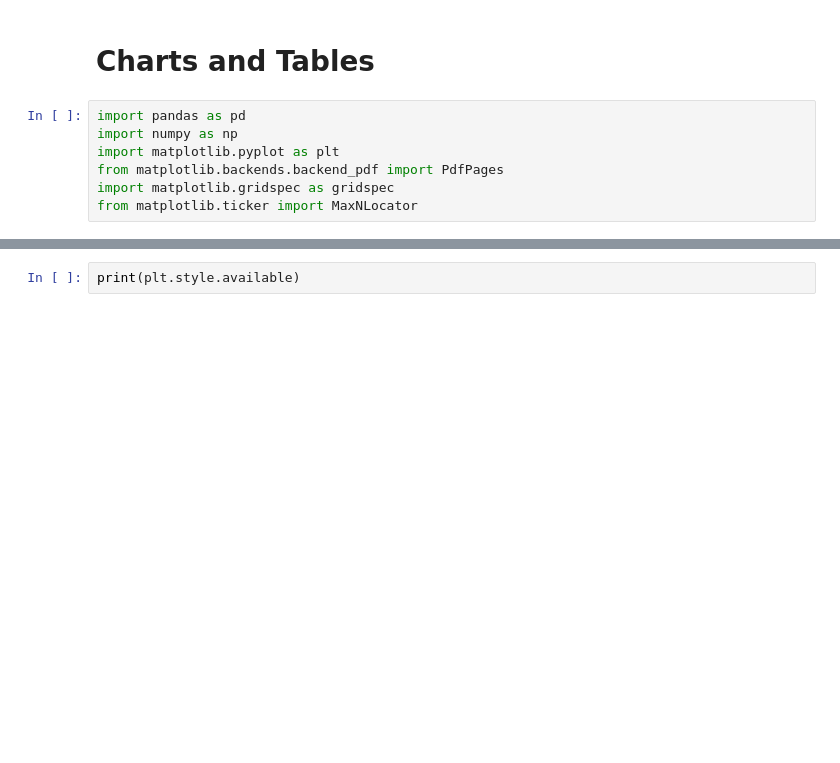
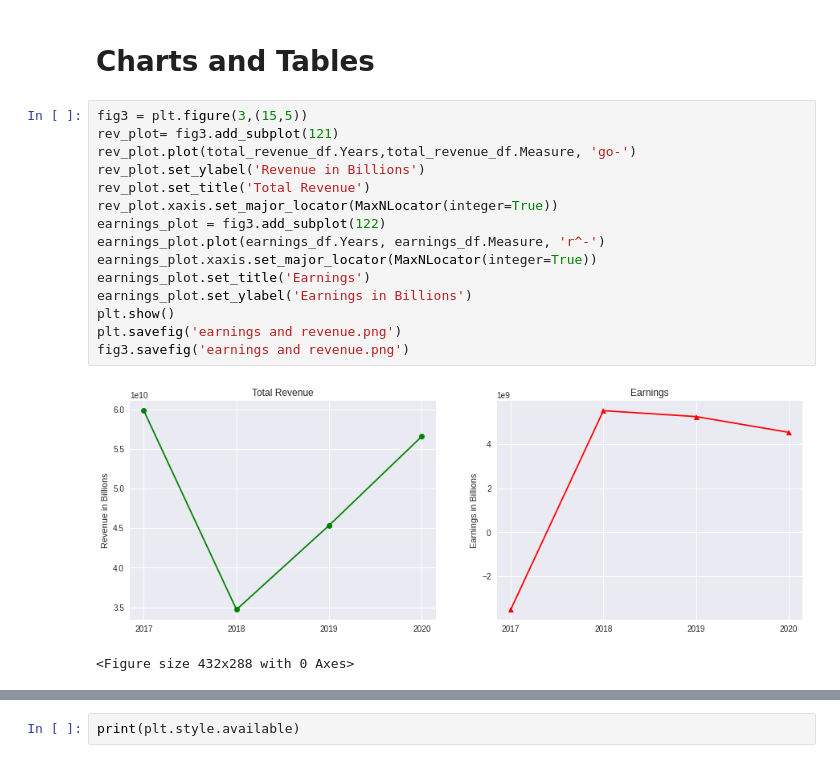
Before and after one commit to jjdub82/....., a Jupyter notebook: Stock_Evaluation.ipynb, the cells around one changed output, grey strips where cells are left out. Drawn from its saved outputs; the diff is of its cells as text; blank space fills up the shorter version.

```diff
--- a/Stock_Evaluation.ipynb
+++ b/Stock_Evaluation.ipynb
@@ -349,9 +384,20 @@ sga_df
 # %% [markdown]
 # Charts and Tables
-# %%
-import pandas as pd
-import numpy as np
-import matplotlib.pyplot as plt
-from matplotlib.backends.backend_pdf import PdfPages
-import matplotlib.gridspec as gridspec
-from matplotlib.ticker import MaxNLocator
+# %%
+fig3 = plt.figure(3,(15,5))
+rev_plot= fig3.add_subplot(121)
+rev_plot.plot(total_revenue_df.Years,total_revenue_df.Measure, 'go-')
+rev_plot.set_ylabel('Revenue in Billions')
+rev_plot.set_title('Total Revenue')
+rev_plot.xaxis.set_major_locator(MaxNLocator(integer=True))
+earnings_plot = fig3.add_subplot(122)
+earnings_plot.plot(earnings_df.Years, earnings_df.Measure, 'r^-')
+earnings_plot.xaxis.set_major_locator(MaxNLocator(integer=True))
+earnings_plot.set_title('Earnings')
+earnings_plot.set_ylabel('Earnings in Billions')
+plt.show()
+plt.savefig('earnings and revenue.png')
+fig3.savefig('earnings and revenue.png')
+# %% [output]
+[figure, added]
+<Figure size 432x288 with 0 Axes>
```
Also changed, not shown: parts of 72 cells of this notebook.
